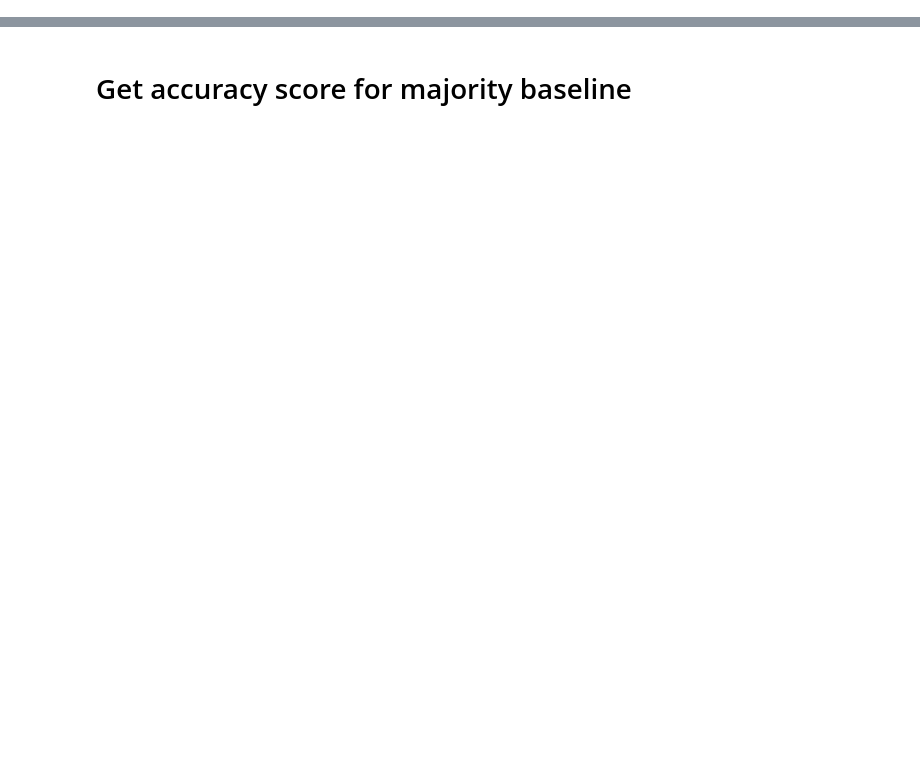
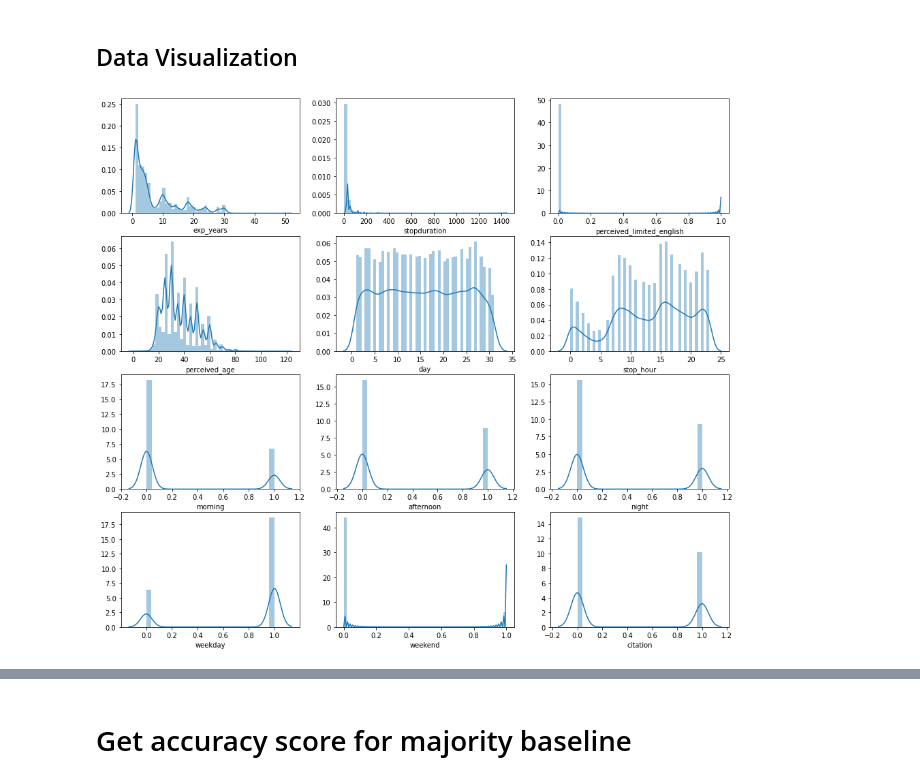
Before and after one commit to xander-bennett/San-Diego-Police-Data, a Jupyter notebook: San Diego Police Data/San Diego Data Notebook.ipynb, the cells around one changed output, grey strips where cells are left out. Saved outputs shown, nothing was run; the diff lists cells and outputs as text; code cells hidden in the pictures; blank space fills up the shorter version.

Commit message:
uploading change to feature engineering and exporatory data

```diff
--- a/San Diego Police Data/San Diego Data Notebook.ipynb
+++ b/San Diego Police Data/San Diego Data Notebook.ipynb
@@ -202,0 +99,3 @@ features = df.columns.drop('result')
+# %%
+# removing duplicated observations from data
+police = police.drop_duplicates()
@@ -202,0 +244,8 @@ features = df.columns.drop('result')
+# %%
+police['citation'] = police['result'] == 'Citation for infraction'
+
+police.drop(columns='result')
+
+target = "citation"
+
+police.head()
@@ -202,0 +259,33 @@ features = df.columns.drop('result')
+# %% [markdown]
+## Data Visualization
+# %%
+# functions being used for data visualization
+
+def creating_boxplots(size, target, features, data):
+    plt.figure(figsize=size)
+    for i in range(len(features)):
+        plt.subplot(5, 3, i+1)
+        sns.boxplot(x=target, y=features[i], data=data)
+
+def creating_distplot(size, data, features):
+    plt.figure(figsize=size)
+    for i in range(len(features)):
+        plt.subplot(5, 3, i+1)
+        sns.distplot(data[features[i]])
+
+def cross_correlation(data):
+    corr = data.corr()
+    plt.figure(figsize=(10,6))
+    sns.heatmap(corr,
+          xticklabels=corr.columns.values,
+          yticklabels=corr.columns.values)
+    print(corr)
+# %%
+# isolating numerical features
+num_vars = police.select_dtypes(exclude=['object', 'datetime64']).columns
+
+# Creating distribution plots
+creating_distplot((16,18), police, num_vars);
+creating_distplot;
+# %% [output]
+[figure, added]
```
Also changed, not shown: parts of 88 cells of this notebook.
